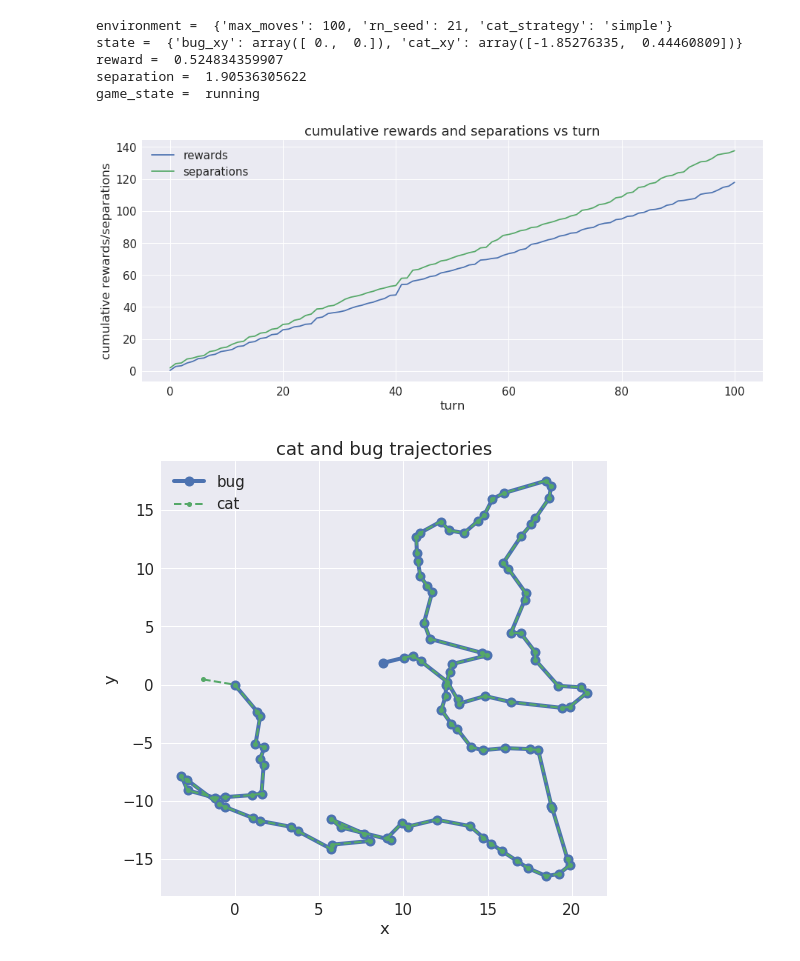
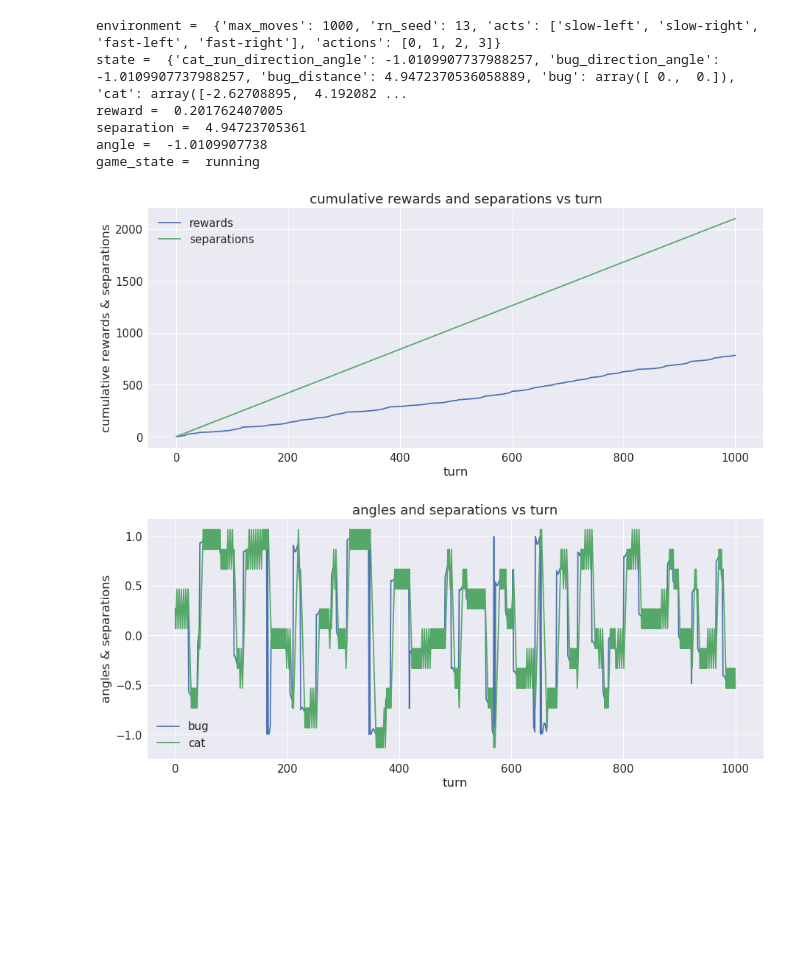
Before and after one commit to joehahn/dl, a Jupyter notebook: hopper/hopper.ipynb, the cells around one changed output. Drawn from its saved outputs; the diff is of its cells as text; code cells hidden in the pictures; blank space fills up the shorter version.

```diff
--- a/hopper/hopper.ipynb
+++ b/hopper/hopper.ipynb
@@ -8,29 +8,30 @@
 #hopper uses Q-learning to teach a neural net AI to...
 # %%
 #game settings
-cat_strategy = 'simple'
-max_moves = 100
+max_moves = 1000
 N_neurons = 128
-rn_seed = 21
+rn_seed = 13
 # %%
 #import the hopper game
 from hopper import *
 # %%
 #initialize system
 N_moves = 1
-environment = initialize_environment(rn_seed, cat_strategy, max_moves)
+environment = initialize_environment(rn_seed, max_moves)
 state = initialize_state(environment)
 reward = get_reward(state)
-separation = get_separation(state)
+separation, angle = get_separation(state)
 game_state = get_game_state(N_moves, environment)
 print 'environment = ', environment
 print 'state = ', state
 print 'reward = ', reward
 print 'separation = ', separation
+print 'angle = ', angle
 print 'game_state = ', game_state
 # %% [output]
-environment =  {'max_moves': 100, 'rn_seed': 21, 'cat_strategy': 'simple'}
-state =  {'bug_xy': array([ 0.,  0.]), 'cat_xy': array([-1.85276335,  0.44460809])}
-reward =  0.524834359907
-separation =  1.90536305622
+environment =  {'max_moves': 1000, 'rn_seed': 13, 'acts': ['slow-left', 'slow-right', 'fast-left', 'fast-right'], 'actions': [0, 1, 2, 3]}
+state =  {'cat_run_direction_angle': -1.0109907737988257, 'bug_direction_angle': -1.0109907737988257, 'bug_distance': 4.9472370536058889, 'bug': array([ 0.,  0.]), 'cat': array([-2.62708895,  4.192082 ...
+reward =  0.201762407005
+separation =  4.94723705361
+angle =  -1.0109907738
 game_state =  running
@@ -70,3 +38,10 @@ turns = np.arange(len(rewards))
+# %%
+#play one game
+strategy = 'slow'
+memories = play_game(environment, strategy)
+cat, bug, rewards, bug_distances, bug_direction_angles, cat_direction_angles, turns = memories2arrays(memories)
+cumulative_rewards = rewards.cumsum()
+cumulative_bug_distances = bug_distances.cumsum()
 # %%
 #import plotting libraries
 %matplotlib inline
@@ -79,28 +54,27 @@ fig, ax = plt.subplots(1,1, figsize=(15, 6))
 xp = turns
 yp = cumulative_rewards
 ax.plot(xp, yp, label='rewards')
-yp = cumulative_separations
+yp = cumulative_bug_distances
 ax.plot(xp, yp, label='separations')
 ax.set_title('cumulative rewards and separations vs turn')
-ax.set_ylabel('cumulative rewards/separations')
+ax.set_ylabel('cumulative rewards & separations')
 ax.set_xlabel('turn')
-ax.legend()
+plt.legend()
 plt.savefig('figs/rewards.png')
 # %% [output]
-[figure, old version]
+[figure, new version]
 # %%
-#plot separations and rewards vs turn
-fig, ax = plt.subplots(1,1, figsize=(8, 8))
-xp = bug_xy[:,0]
-yp = bug_xy[:,1]
-ax.plot(xp, yp, marker='o', markersize=10, linewidth=4, label='bug')
-xp = cat_xy[:,0]
-yp = cat_xy[:,1]
-ax.plot(xp, yp, marker='o', markersize=5, linestyle='--', linewidth=2, label='cat')
-ax.set_title('cat and bug trajectories')
-ax.set_ylabel('y')
-ax.set_xlabel('x')
-ax.legend()
-plt.savefig('figs/cat_bug_xy.png')
+#plot bug and cat direction angles vs turn
+fig, ax = plt.subplots(1,1, figsize=(15, 6))
+xp = turns
+yp = bug_direction_angles/np.pi
+ax.plot(xp, yp, label='bug')
+yp = cat_direction_angles/np.pi
+ax.plot(xp, yp, label='cat')
+ax.set_title('angles and separations vs turn')
+ax.set_ylabel('angles & separations')
+ax.set_xlabel('turn')
+plt.legend()
+plt.savefig('figs/angles.png')
 # %% [output]
-[figure, old version]
+[figure, new version]
```
Also changed, not shown: parts of 7 cells of this notebook, 6 other files.
